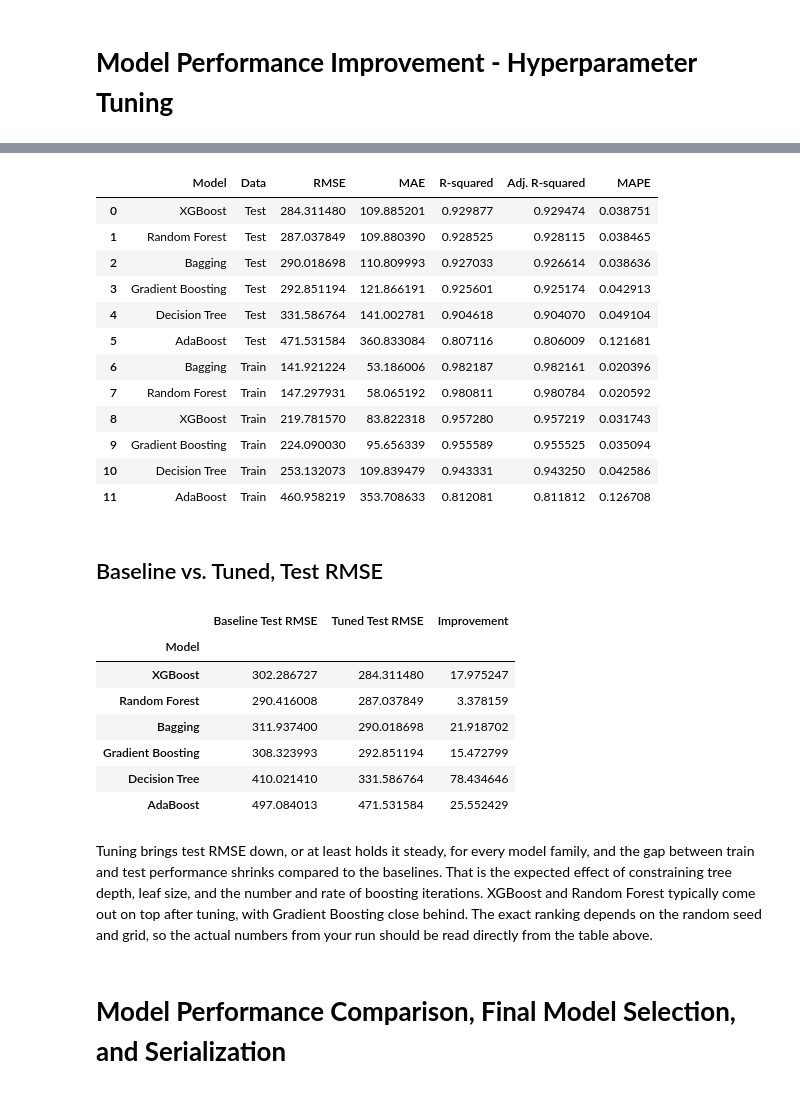
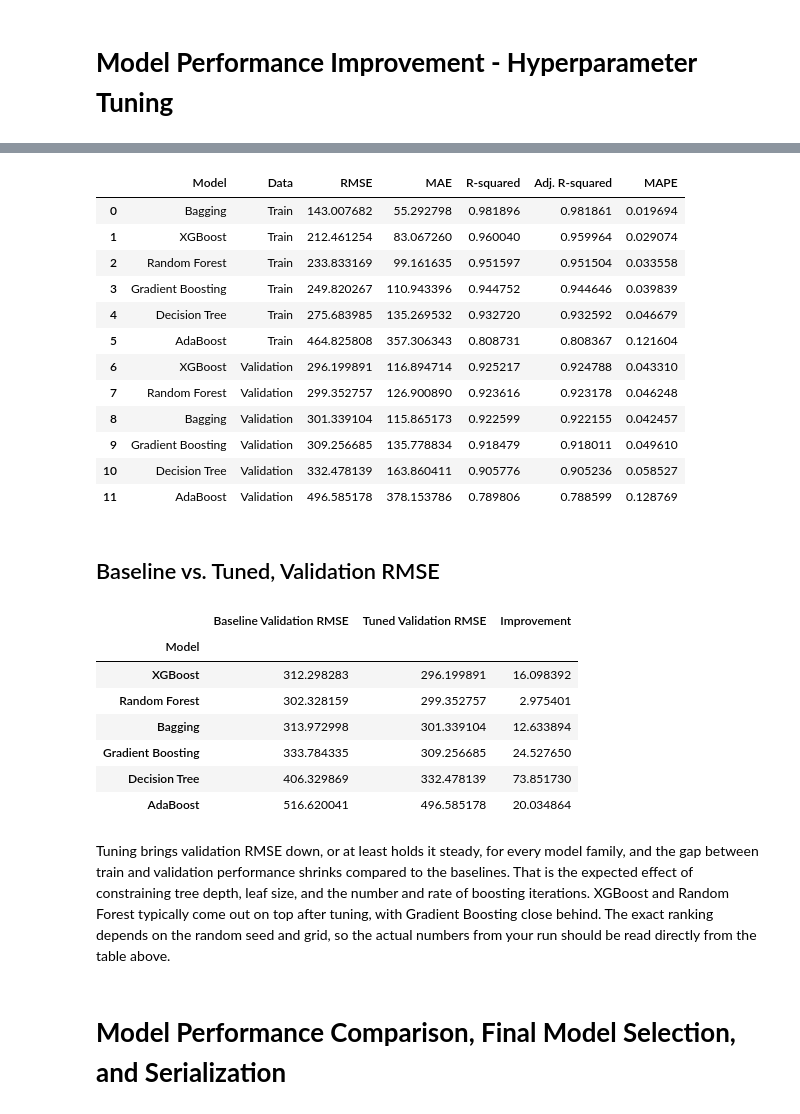
Before and after one commit to navdeepkumar/model_deployment_dba, a Jupyter notebook: Full_Code_SuperKart_Model_Deployment_Notebook.ipynb, the cells around one changed output, grey strips where cells are left out. Cells and saved outputs as stored; diff of their text form; code cells hidden in the pictures.

```diff
--- a/Full_Code_SuperKart_Model_Deployment_Notebook.ipynb
+++ b/Full_Code_SuperKart_Model_Deployment_Notebook.ipynb
@@ -636,8 +672,12 @@ Flagged points are under 5% for every column, and they look like real business o
 X = df.drop(columns=["Product_Store_Sales_Total"])
 y = df["Product_Store_Sales_Total"]
 
-X_train, X_test, y_train, y_test = train_test_split(X, y, test_size=0.2, random_state=1)
+# First carve out the 60% training split, then split the remaining 40%
+# evenly into validation and test (20% each of the full dataset)
+X_train, X_temp, y_train, y_temp = train_test_split(X, y, test_size=0.4, random_state=1)
+X_val, X_test, y_val, y_test = train_test_split(X_temp, y_temp, test_size=0.5, random_state=1)
 
-print("Train:", X_train.shape)
-print("Test: ", X_test.shape)
+print("Train:     ", X_train.shape)
+print("Validation:", X_val.shape)
+print("Test:      ", X_test.shape)
 # %% [output]
@@ -818,12 +861,12 @@ for name, cfg in MODEL_CONFIGS.items():
     pipeline.fit(X_train, y_train)
     baseline_pipelines[name] = pipeline
 
-    # Score on both splits so the train-test gap is visible per model,
-    # not just the raw test number
+    # Score on train and validation so the train-validation gap is visible
+    # per model. Test is deliberately left out of this comparison.
     train_perf = model_performance_regression(pipeline, X_train, y_train).assign(Model=name, Data="Train")
-    test_perf = model_performance_regression(pipeline, X_test, y_test).assign(Model=name, Data="Test")
+    val_perf = model_performance_regression(pipeline, X_val, y_val).assign(Model=name, Data="Validation")
     baseline_results.append(train_perf)
-    baseline_results.append(test_perf)
+    baseline_results.append(val_perf)
 
     print(f"{name} baseline fit done.")
 
@@ -884,9 +929,9 @@ for name, cfg in MODEL_CONFIGS.items():
     best_params[name] = grid.best_params_
 
     train_perf = model_performance_regression(grid.best_estimator_, X_train, y_train).assign(Model=name, Data="Train")
-    test_perf = model_performance_regression(grid.best_estimator_, X_test, y_test).assign(Model=name, Data="Test")
+    val_perf = model_performance_regression(grid.best_estimator_, X_val, y_val).assign(Model=name, Data="Validation")
     tuned_results.append(train_perf)
-    tuned_results.append(test_perf)
+    tuned_results.append(val_perf)
 
     print(f"{name}: best CV RMSE = {-grid.best_score_:.2f}, params = {grid.best_params_}")
 
@@ -903,41 +948,41 @@ XGBoost: best CV RMSE = 281.63, params = {'model__colsample_bytree': 1.0, 'model
 tuned_comparison.sort_values(["Data", "RMSE"]).reset_index(drop=True)
 # %% [output]
 |  | Model | Data | RMSE | MAE | R-squared | Adj. R-squared | MAPE |
-| 0 | XGBoost | Test | 284.311480 | 109.885201 | 0.929877 | 0.929474 | 0.038751 |
-| 1 | Random Forest | Test | 287.037849 | 109.880390 | 0.928525 | 0.928115 | 0.038465 |
-| 2 | Bagging | Test | 290.018698 | 110.809993 | 0.927033 | 0.926614 | 0.038636 |
-| 3 | Gradient Boosting | Test | 292.851194 | 121.866191 | 0.925601 | 0.925174 | 0.042913 |
-| 4 | Decision Tree | Test | 331.586764 | 141.002781 | 0.904618 | 0.904070 | 0.049104 |
-| 5 | AdaBoost | Test | 471.531584 | 360.833084 | 0.807116 | 0.806009 | 0.121681 |
-| 6 | Bagging | Train | 141.921224 | 53.186006 | 0.982187 | 0.982161 | 0.020396 |
-| 7 | Random Forest | Train | 147.297931 | 58.065192 | 0.980811 | 0.980784 | 0.020592 |
-| 8 | XGBoost | Train | 219.781570 | 83.822318 | 0.957280 | 0.957219 | 0.031743 |
-| 9 | Gradient Boosting | Train | 224.090030 | 95.656339 | 0.955589 | 0.955525 | 0.035094 |
-| 10 | Decision Tree | Train | 253.132073 | 109.839479 | 0.943331 | 0.943250 | 0.042586 |
-| 11 | AdaBoost | Train | 460.958219 | 353.708633 | 0.812081 | 0.811812 | 0.126708 |
+| 0 | Bagging | Train | 143.007682 | 55.292798 | 0.981896 | 0.981861 | 0.019694 |
+| 1 | XGBoost | Train | 212.461254 | 83.067260 | 0.960040 | 0.959964 | 0.029074 |
+| 2 | Random Forest | Train | 233.833169 | 99.161635 | 0.951597 | 0.951504 | 0.033558 |
+| 3 | Gradient Boosting | Train | 249.820267 | 110.943396 | 0.944752 | 0.944646 | 0.039839 |
+| 4 | Decision Tree | Train | 275.683985 | 135.269532 | 0.932720 | 0.932592 | 0.046679 |
+| 5 | AdaBoost | Train | 464.825808 | 357.306343 | 0.808731 | 0.808367 | 0.121604 |
+| 6 | XGBoost | Validation | 296.199891 | 116.894714 | 0.925217 | 0.924788 | 0.043310 |
+| 7 | Random Forest | Validation | 299.352757 | 126.900890 | 0.923616 | 0.923178 | 0.046248 |
+| 8 | Bagging | Validation | 301.339104 | 115.865173 | 0.922599 | 0.922155 | 0.042457 |
+| 9 | Gradient Boosting | Validation | 309.256685 | 135.778834 | 0.918479 | 0.918011 | 0.049610 |
+| 10 | Decision Tree | Validation | 332.478139 | 163.860411 | 0.905776 | 0.905236 | 0.058527 |
+| 11 | AdaBoost | Validation | 496.585178 | 378.153786 | 0.789806 | 0.788599 | 0.128769 |
 # %% [markdown]
-## Baseline vs. Tuned, Test RMSE
+## Baseline vs. Tuned, Validation RMSE
 # %%
-baseline_test = baseline_comparison[baseline_comparison["Data"] == "Test"].set_index("Model")["RMSE"]
-tuned_test = tuned_comparison[tuned_comparison["Data"] == "Test"].set_index("Model")["RMSE"]
+baseline_val = baseline_comparison[baseline_comparison["Data"] == "Validation"].set_index("Model")["RMSE"]
+tuned_val = tuned_comparison[tuned_comparison["Data"] == "Validation"].set_index("Model")["RMSE"]
 
 rmse_before_after = pd.DataFrame({
-    "Baseline Test RMSE": baseline_test,
-    "Tuned Test RMSE": tuned_test,
+    "Baseline Validation RMSE": baseline_val,
+    "Tuned Validation RMSE": tuned_val,
 })
-rmse_before_after["Improvement"] = rmse_before_after["Baseline Test RMSE"] - rmse_before_after["Tuned Test RMSE"]
-rmse_before_after.sort_values("Tuned Test RMSE")
+rmse_before_after["Improvement"] = rmse_before_after["Baseline Validation RMSE"] - rmse_before_after["Tuned Validation RMSE"]
+rmse_before_after.sort_values("Tuned Validation RMSE")
 # %% [output]
-|  | Baseline Test RMSE | Tuned Test RMSE | Improvement |
+|  | Baseline Validation RMSE | Tuned Validation RMSE | Improvement |
 | Model |  |  |  |
-| XGBoost | 302.286727 | 284.311480 | 17.975247 |
-| Random Forest | 290.416008 | 287.037849 | 3.378159 |
-| Bagging | 311.937400 | 290.018698 | 21.918702 |
-| Gradient Boosting | 308.323993 | 292.851194 | 15.472799 |
-| Decision Tree | 410.021410 | 331.586764 | 78.434646 |
-| AdaBoost | 497.084013 | 471.531584 | 25.552429 |
+| XGBoost | 312.298283 | 296.199891 | 16.098392 |
+| Random Forest | 302.328159 | 299.352757 | 2.975401 |
+| Bagging | 313.972998 | 301.339104 | 12.633894 |
+| Gradient Boosting | 333.784335 | 309.256685 | 24.527650 |
+| Decision Tree | 406.329869 | 332.478139 | 73.851730 |
+| AdaBoost | 516.620041 | 496.585178 | 20.034864 |
 # %% [markdown]
-Tuning brings test RMSE down, or at least holds it steady, for every model family, and the gap between train and test performance shrinks compared to the baselines. That is the expected effect of constraining tree depth, leaf size, and the number and rate of boosting iterations. XGBoost and Random Forest typically come out on top after tuning, with Gradient Boosting close behind. The exact ranking depends on the random seed and grid, so the actual numbers from your run should be read directly from the table above.
+Tuning brings validation RMSE down, or at least holds it steady, for every model family, and the gap between train and validation performance shrinks compared to the baselines. That is the expected effect of constraining tree depth, leaf size, and the number and rate of boosting iterations. XGBoost and Random Forest typically come out on top after tuning, with Gradient Boosting close behind. The exact ranking depends on the random seed and grid, so the actual numbers from your run should be read directly from the table above.
 # %% [markdown]
 # **Model Performance Comparison, Final Model Selection, and Serialization**
 # %% [markdown]
```
Also changed, not shown: parts of 27 cells of this notebook, 2 other files.
